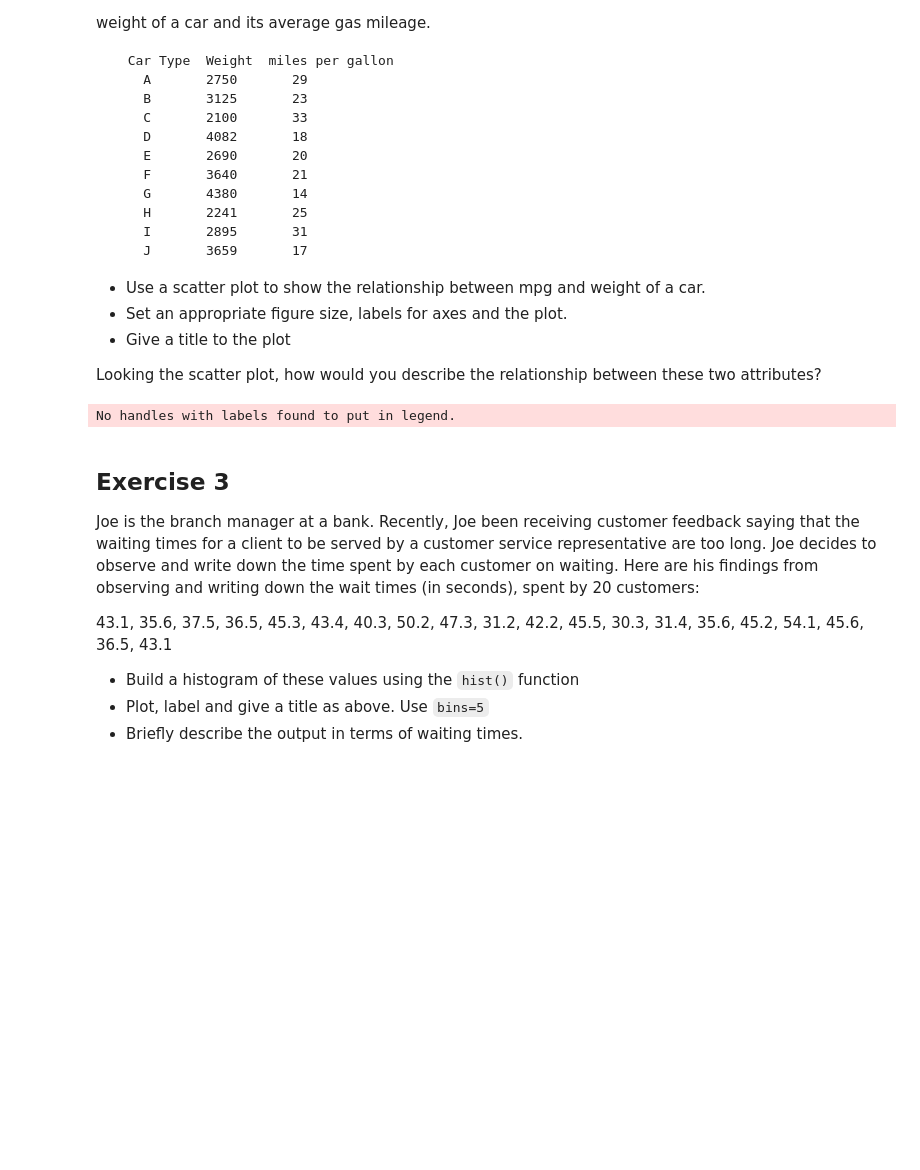
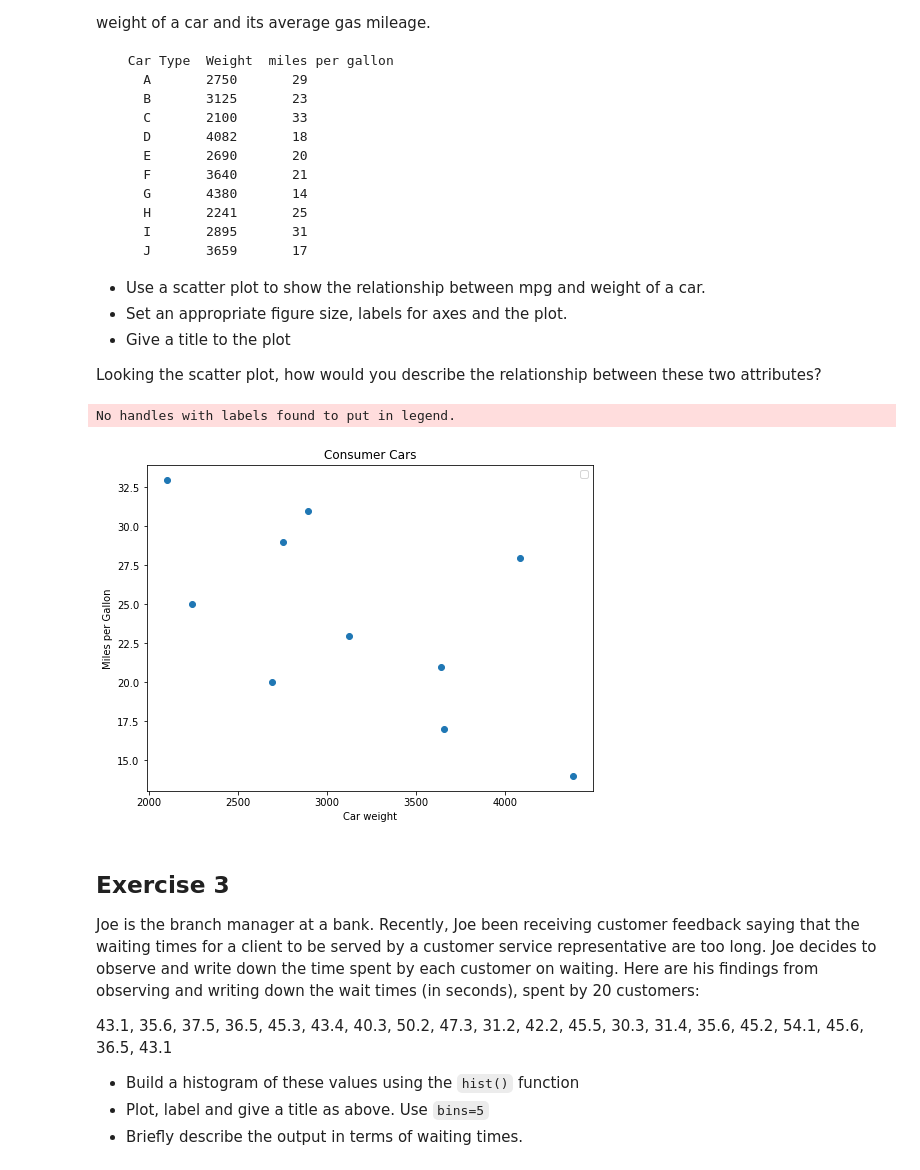
Before and after one commit to probboy/dsc-data-viz-lab-nyc-ds-082619, a Jupyter notebook: index.ipynb, the cells around one changed output. Saved outputs shown, nothing was run; the diff lists cells and outputs as text; code cells hidden in the pictures; blank space fills up the shorter version.

```diff
--- a/index.ipynb
+++ b/index.ipynb
@@ -70,19 +70,20 @@ Looking the scatter plot, how would you describe the relationship between these
 # %%
 weight = [2750, 3125, 2100, 4082, 2690, 3640, 4380, 2241, 2895, 3659]
 mpg = [29, 23, 33, 28, 20, 21, 14, 25, 31, 17]
 
 # Set the figure size in inches
 plt.figure(figsize = (8,6))
 # Plot with scatter()
 plt.scatter(weight,mpg)
 # Set x and y axes labels and a title
 plt.xlabel('Car weight')
 plt.ylabel('Miles per Gallon')
 plt.title('Consumer Cars')
-plt.legend()
+plt.legend("")
 plt.show()
 # %% [output]
 No handles with labels found to put in legend.
+[figure, added]
 # %% [markdown]
 ## Exercise 3
 
```
